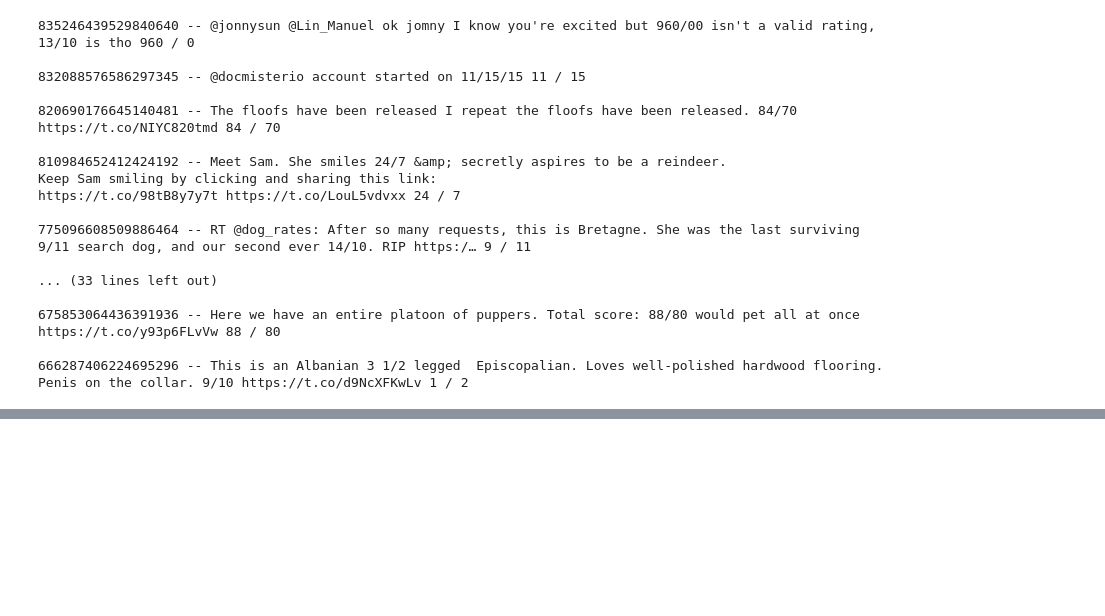
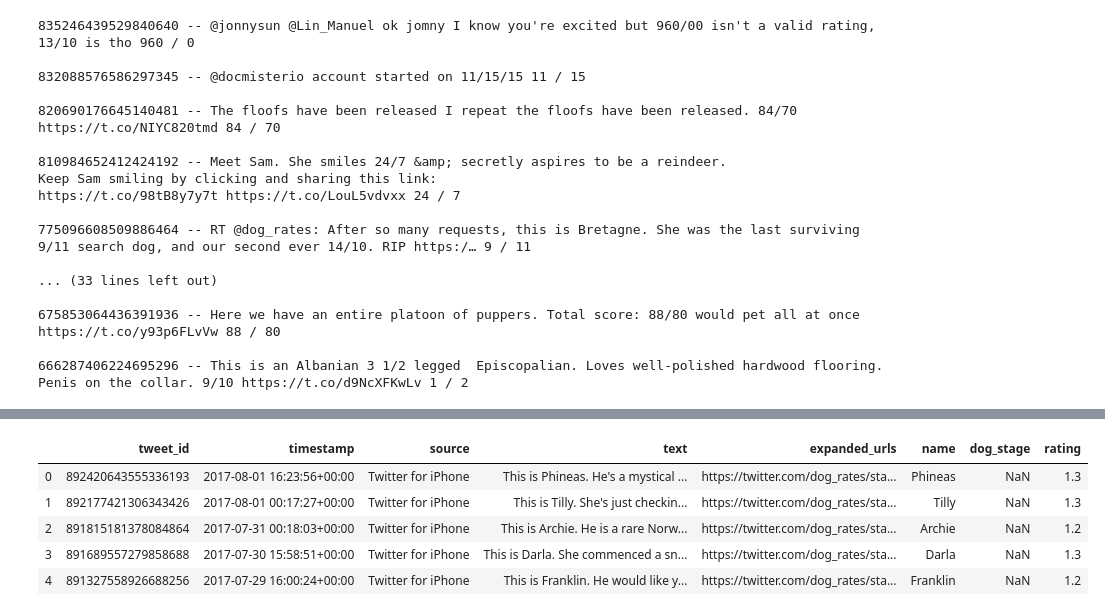
Before and after one commit to loeakaodas/dand_wrangle_and_analyze_data, a Jupyter notebook: wrangle_act.ipynb, the cells around one changed output, grey strips where cells are left out. Cells and saved outputs as stored; diff of their text form; code cells hidden in the pictures; blank space fills up the shorter version.

```diff
--- a/wrangle_act.ipynb
+++ b/wrangle_act.ipynb
@@ -413,0 +544,7 @@ for index, row in df[((df.doggo == 'doggo') & (df.pupper == 'pupper')) | \
+# %%
+# Combine the 'dog_stages' Series with the dataframe
+df = df.merge(dog_stages, left_index=True, right_index=True)
+# %%
+# Fix the 'dog_stage' values w/ multiple entries
+for index, row in df[df.tweet_id.isin(stages)].iterrows():
+    df.loc[df.tweet_id == row.tweet_id, 'dog_stage'] = stages[row.tweet_id]
@@ -413,0 +589,9 @@ for index, row in df[((df.doggo == 'doggo') & (df.pupper == 'pupper')) | \
+# %%
+df.head()
+# %% [output]
+|  | tweet_id | timestamp | source | text | expanded_urls | name | dog_stage | rating |
+| 0 | 892420643555336193 | 2017-08-01 16:23:56+00:00 | Twitter for iPhone | This is Phineas. He's a mystical ... | https://twitter.com/dog_rates/sta... | Phineas | NaN | 1.3 |
+| 1 | 892177421306343426 | 2017-08-01 00:17:27+00:00 | Twitter for iPhone | This is Tilly. She's just checkin... | https://twitter.com/dog_rates/sta... | Tilly | NaN | 1.3 |
+| 2 | 891815181378084864 | 2017-07-31 00:18:03+00:00 | Twitter for iPhone | This is Archie. He is a rare Norw... | https://twitter.com/dog_rates/sta... | Archie | NaN | 1.2 |
+| 3 | 891689557279858688 | 2017-07-30 15:58:51+00:00 | Twitter for iPhone | This is Darla. She commenced a sn... | https://twitter.com/dog_rates/sta... | Darla | NaN | 1.3 |
+| 4 | 891327558926688256 | 2017-07-29 16:00:24+00:00 | Twitter for iPhone | This is Franklin. He would like y... | https://twitter.com/dog_rates/sta... | Franklin | NaN | 1.2 |
```
Also changed, not shown: parts of 28 cells of this notebook.
